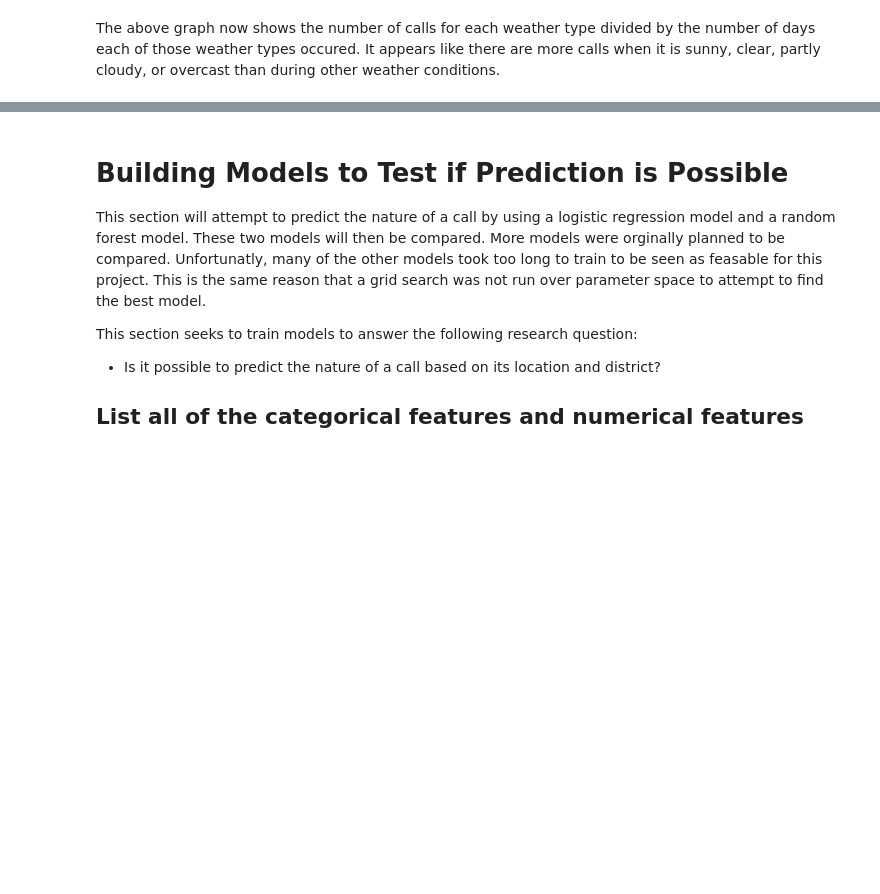
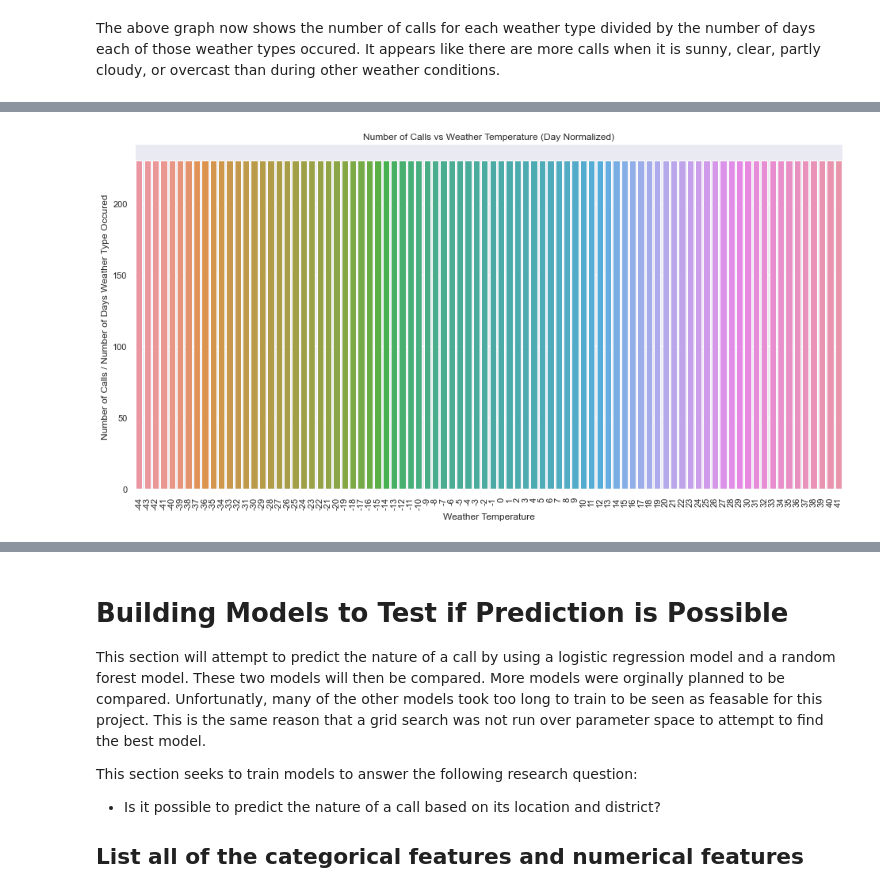
Before and after one commit to GrantFass/CS3300-FinalProject, a Jupyter notebook: CS 3300 011 Data Science Final Project.ipynb, the cells around one changed output, grey strips where cells are left out. Drawn from its saved outputs; the diff is of its cells as text; code cells hidden in the pictures; blank space fills up the shorter version.

```diff
--- a/CS 3300 011 Data Science Final Project.ipynb
+++ b/CS 3300 011 Data Science Final Project.ipynb
@@ -499,0 +644,11 @@ The above graph now shows the number of calls for each weather type divided by t
+# %%
+m = mean(temp_counts)
+mm = list(map(lambda x: m, temp_counts))
+ax = sns.barplot(y=mm, x=temps)
+ax.set_ylabel('Number of Calls / Number of Days Weather Type Occured')
+ax.set_xlabel('Weather Temperature')
+ax.set_title('Number of Calls vs Weather Temperature (Day Normalized)')
+plt.xticks(rotation = 90)
+plt.show()
+# %% [output]
+[figure, added]
```
Also changed, not shown: parts of 38 cells of this notebook.
